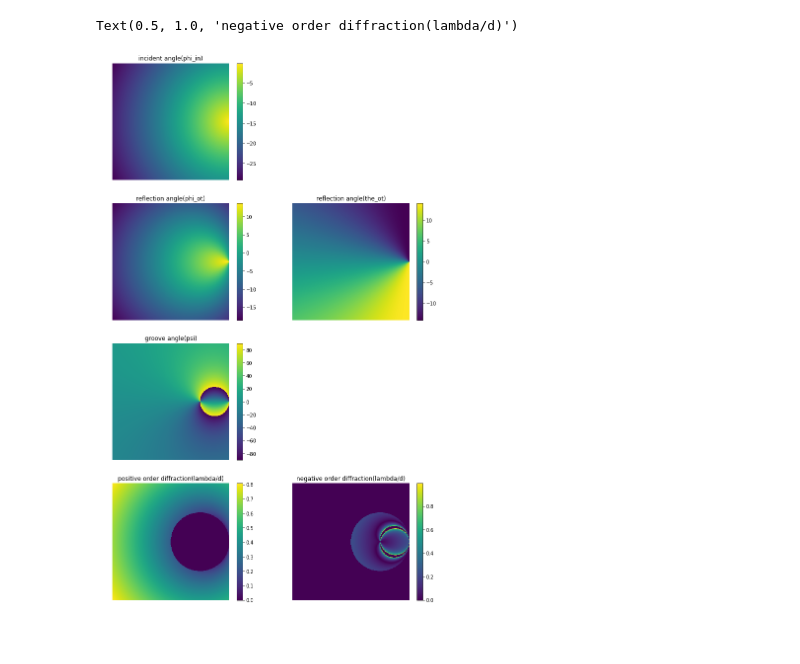
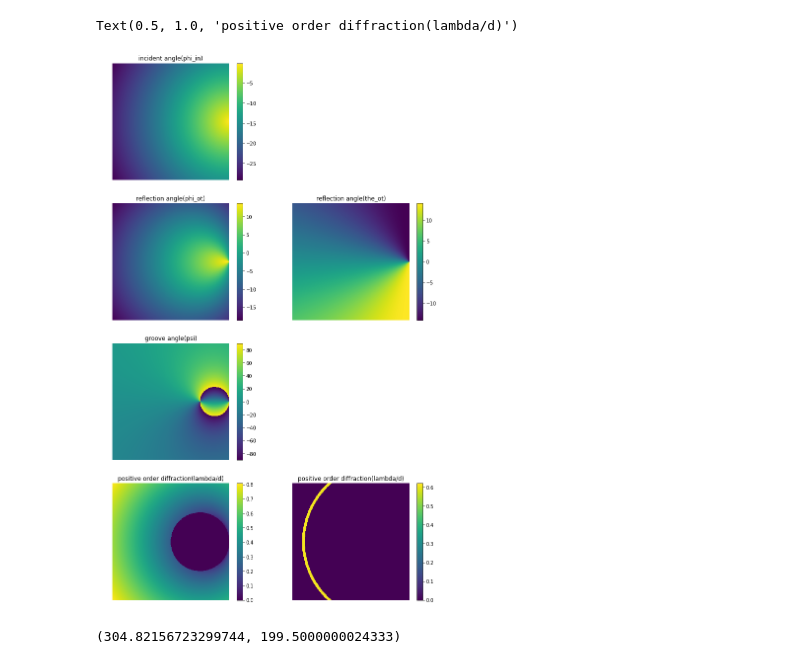
Before and after one commit to GWUvision/Glitter_Physics_Model, a Jupyter notebook: glitter.ipynb, the cells around one changed output. Drawn from its saved outputs; the diff is of its cells as text; code cells hidden in the pictures.

```diff
--- a/glitter.ipynb
+++ b/glitter.ipynb
@@ -132,36 +132,48 @@ plt.colorbar()
 plt.ylim([0,x])
 plt.xlim([0,y])
 plt.axis('off')
 plt.title('reflection angle(the_ot)')
 
 plt.subplot(r, c, 5)
 plt.imshow(np.transpose(psi_ot))
 plt.colorbar()
 plt.ylim([0,x])
 plt.xlim([0,y])
 plt.axis('off')
 plt.title('groove angle(psi)')
 
 plt.subplot(r, c, 7)
 ratio = gl.copy()
 ratio[mask_pos]=0
 plt.imshow(np.transpose(ratio))
 plt.colorbar()
 plt.ylim([0,x])
 plt.xlim([0,y])
 plt.axis('off')
 plt.title('positive order diffraction(lambda/d)')
 
 plt.subplot(r, c, 8)
-ratio = gl.copy()
-ratio[mask_neg]=0
-ratio[ratio>1]=0
+# ratio = gl.copy()
+mask_cir = np.bitwise_or((ratio<0.6),(ratio>0.62),mask_pos)
+ratio[mask_cir]=0
 plt.imshow(np.transpose(ratio))
 plt.colorbar()
 plt.ylim([0,x])
 plt.xlim([0,y])
 plt.axis('off')
-plt.title('negative order diffraction(lambda/d)')
+plt.title('positive order diffraction(lambda/d)')
+
+
+# plt.subplot(r, c, 8)
+# ratio = gl.copy()
+# ratio[mask_neg]=0
+# ratio[ratio>1]=0
+# plt.imshow(np.transpose(ratio))
+# plt.colorbar()
+# plt.ylim([0,x])
+# plt.xlim([0,y])
+# plt.axis('off')
+# plt.title('negative order diffraction(lambda/d)')
 # %% [output]
-Text(0.5, 1.0, 'negative order diffraction(lambda/d)')
+Text(0.5, 1.0, 'positive order diffraction(lambda/d)')
-[figure, old version]
+[figure, new version]
@@ -167,0 +229,4 @@ Text(0.5, 1.0, 'negative order diffraction(lambda/d)')
+# %%
+xc,yc
+# %% [output]
+(304.82156723299744, 199.5000000024333)
```
Also changed, not shown: parts of 5 cells of this notebook.
